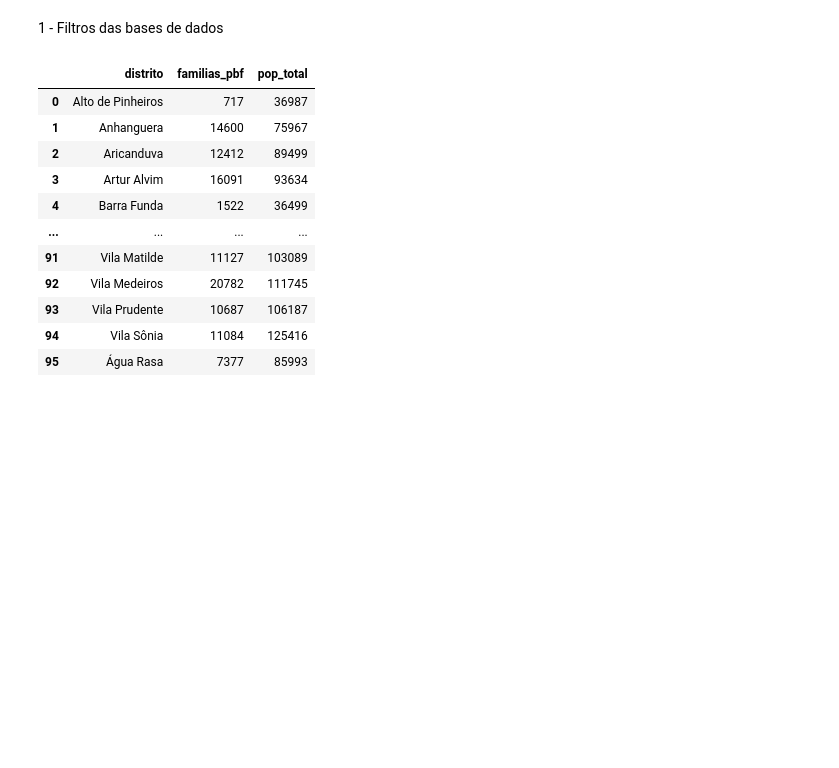
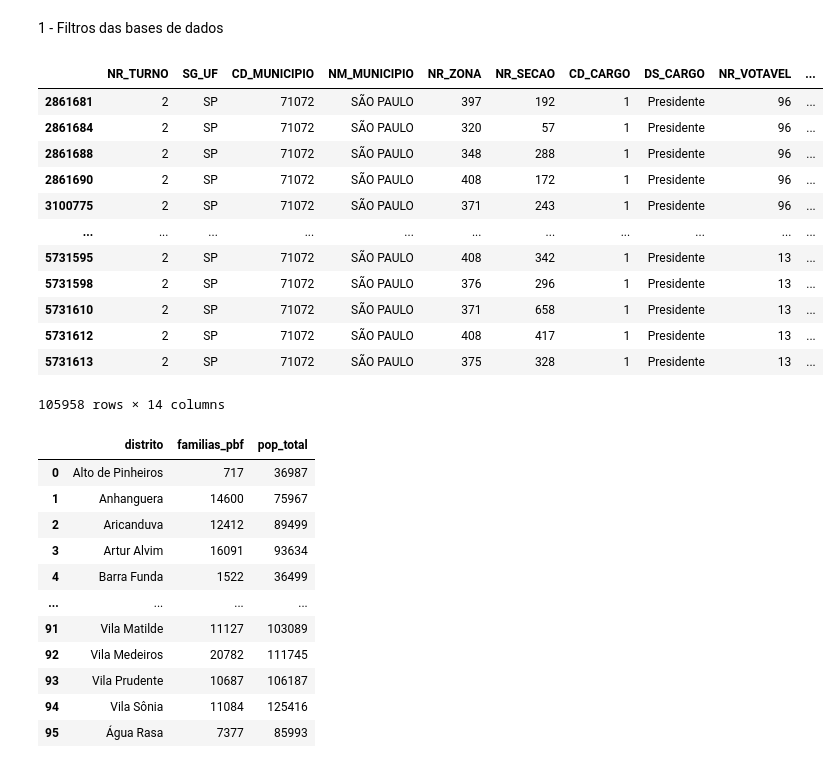
Before and after one commit to caiodurazzo/pbf_voto_sp, a Jupyter notebook: 02_tratamento.ipynb, the cells around one changed output. Saved outputs shown, nothing was run; the diff lists cells and outputs as text; code cells hidden in the pictures; blank space fills up the shorter version.

```diff
--- a/02_tratamento.ipynb
+++ b/02_tratamento.ipynb
@@ -9,13 +9,52 @@ from utils.load_csv import load_csv
 from utils.load_shp import load_shp
 from utils.save_shp import save_shp
 # %%
-#df_tse_2026 = load_csv('resultados_2026.csv')
+df_tse_2026 = load_csv('resultados_2026.csv')
 
 df_observasampa = load_csv('observasampa.csv')
 
 gdf_distritos = load_shp('distritos.shp')
 # %% [markdown]
 1 - Filtros das bases de dados
+# %%
+# Resultado do segundo turno da eleição presidencial brasileira por seção eleitoral do país
+# Seleciona as variáveis de interesse e filtra apenas o segundo turno na cidade de São Paulo
+
+variaveis = ['NR_TURNO',
+             'SG_UF',
+             'CD_MUNICIPIO',
+             'NM_MUNICIPIO',
+             'NR_ZONA',
+             'NR_SECAO',
+             'CD_CARGO',
+             'DS_CARGO',
+             'NR_VOTAVEL',
+             'NM_VOTAVEL',
+             'QT_VOTOS',
+             'NR_LOCAL_VOTACAO',
+             'NM_LOCAL_VOTACAO',
+             'DS_LOCAL_VOTACAO_ENDERECO']
+
+df_tse_2026_filtrado = (df_tse_2026.loc[
+    (df_tse_2026['NR_TURNO'] == 2) &
+    (df_tse_2026['NM_MUNICIPIO'] == 'SÃO PAULO'),
+    variaveis].copy())
+# %%
+df_tse_2026_filtrado
+# %% [output]
+|  | NR_TURNO | SG_UF | CD_MUNICIPIO | NM_MUNICIPIO | NR_ZONA | NR_SECAO | CD_CARGO | DS_CARGO | NR_VOTAVEL | ... |
+| 2861681 | 2 | SP | 71072 | SÃO PAULO | 397 | 192 | 1 | Presidente | 96 | ... |
+| 2861684 | 2 | SP | 71072 | SÃO PAULO | 320 | 57 | 1 | Presidente | 96 | ... |
+| 2861688 | 2 | SP | 71072 | SÃO PAULO | 348 | 288 | 1 | Presidente | 96 | ... |
+| 2861690 | 2 | SP | 71072 | SÃO PAULO | 408 | 172 | 1 | Presidente | 96 | ... |
+| 3100775 | 2 | SP | 71072 | SÃO PAULO | 371 | 243 | 1 | Presidente | 96 | ... |
+| ... | ... | ... | ... | ... | ... | ... | ... | ... | ... | ... |
+| 5731595 | 2 | SP | 71072 | SÃO PAULO | 408 | 342 | 1 | Presidente | 13 | ... |
+| 5731598 | 2 | SP | 71072 | SÃO PAULO | 376 | 296 | 1 | Presidente | 13 | ... |
+| 5731610 | 2 | SP | 71072 | SÃO PAULO | 371 | 658 | 1 | Presidente | 13 | ... |
+| 5731612 | 2 | SP | 71072 | SÃO PAULO | 408 | 417 | 1 | Presidente | 13 | ... |
+| 5731613 | 2 | SP | 71072 | SÃO PAULO | 375 | 328 | 1 | Presidente | 13 | ... |
+105958 rows × 14 columns
 # %%
 # Indicadores socioeconômicos do município de São Paulo por distrito
 # Seleciona as variáveis de interesse, filtra apenas os distritos e o período de 2024
```
Also changed, not shown: parts of 5 cells of this notebook.
